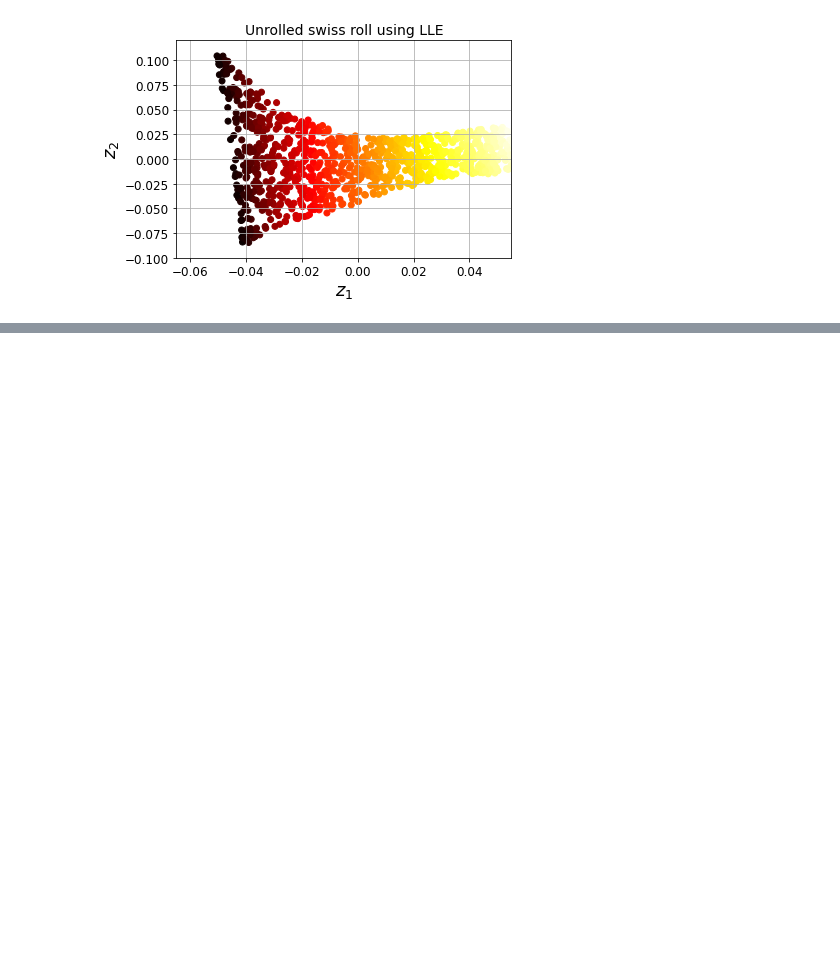
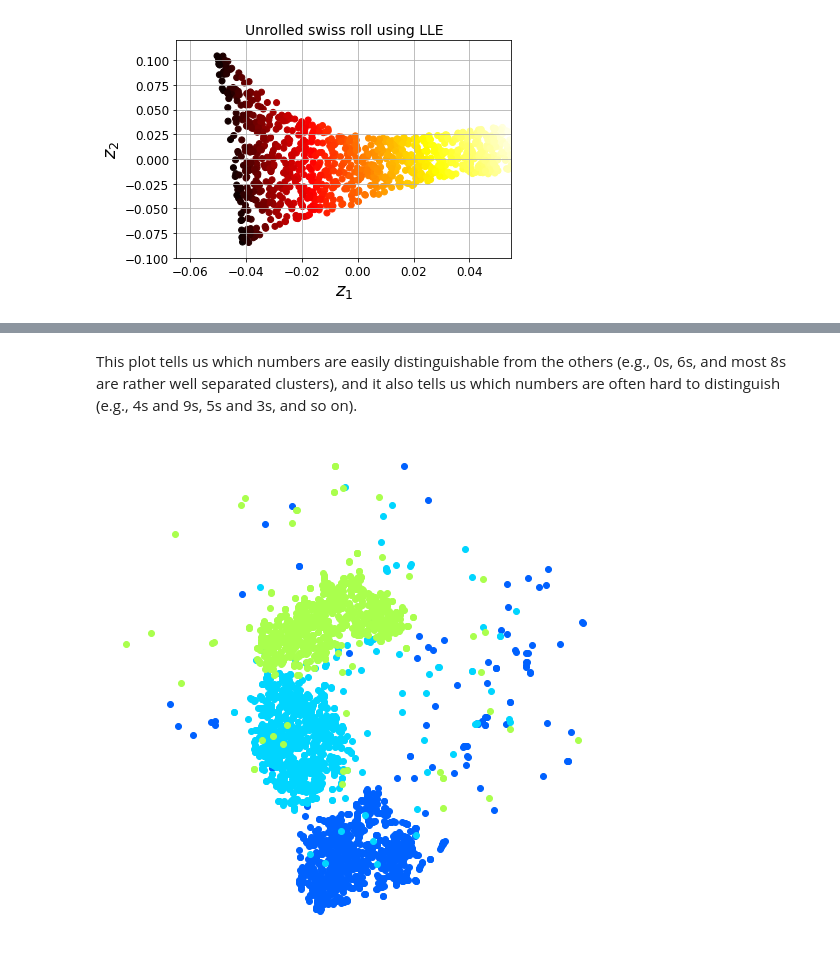
Before and after one commit to espanto28/handsonmlsklearnkerastf, a Jupyter notebook: Chapter8/Dimensionality Reduction.ipynb, the cells around one changed output, grey strips where cells are left out. Drawn from its saved outputs; the diff is of its cells as text; code cells hidden in the pictures; blank space fills up the shorter version.

```diff
--- a/Chapter8/Dimensionality Reduction.ipynb
+++ b/Chapter8/Dimensionality Reduction.ipynb
@@ -493,0 +646,12 @@ Good video on it https://www.youtube.com/watch?v=scMntW3s-Wk&ab_channel=AndrewRe
+# %% [markdown]
+This plot tells us which numbers are easily distinguishable from the others (e.g., 0s, 6s, and most 8s are rather well separated clusters), and it also tells us which numbers are often hard to distinguish (e.g., 4s and 9s, 5s and 3s, and so on).
+# %%
+#Focusing on the 3 and 5 digits
+plt.figure(figsize=(9,9))
+cmap = mpl.cm.get_cmap("jet")
+for digit in (2, 3, 5):
+    plt.scatter(X_reduced[y == digit, 0], X_reduced[y == digit, 1], c=[cmap(digit / 9)])
+plt.axis('off')
+plt.show()
+# %% [output]
+[figure, added]
```
Also changed, not shown: parts of 44 cells of this notebook.
